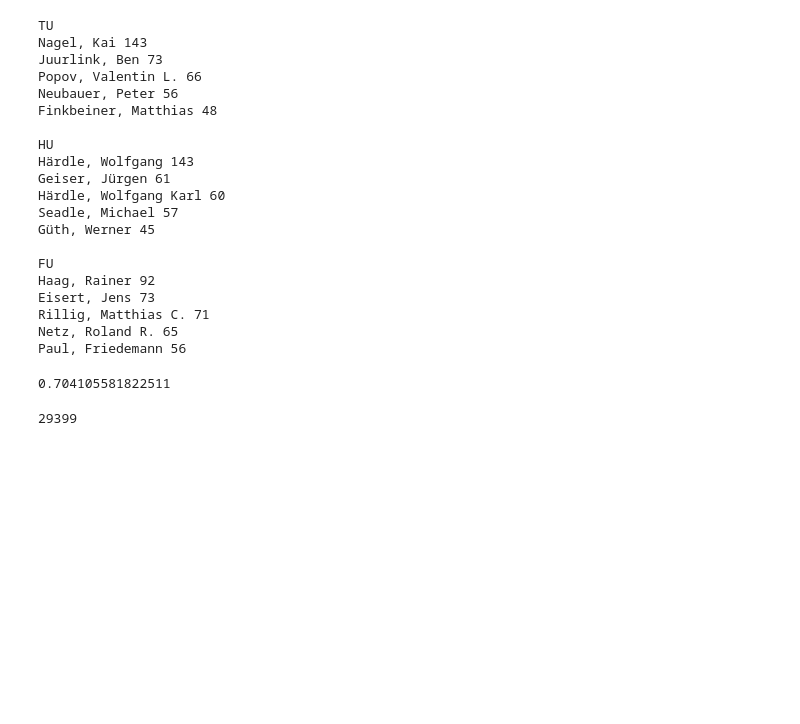
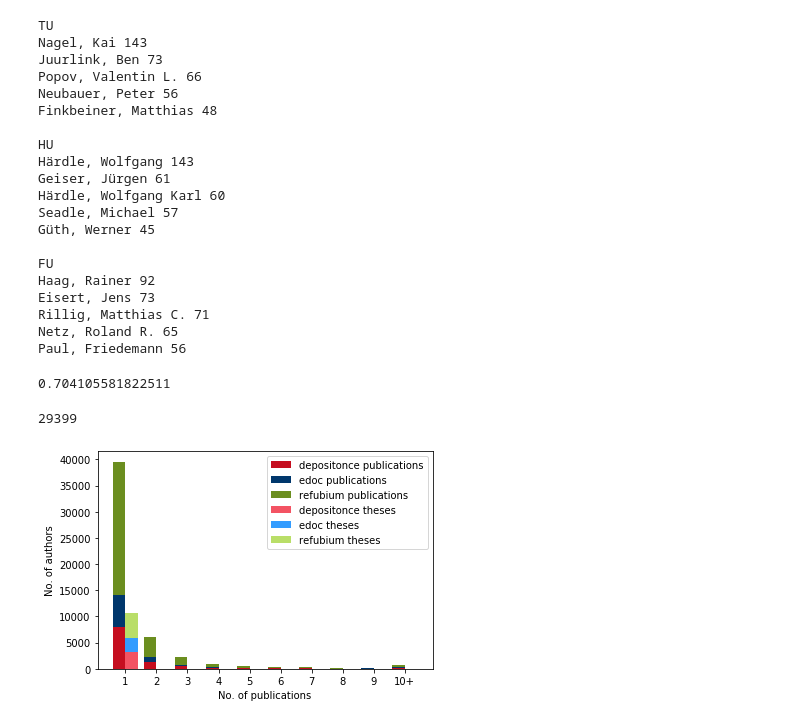
Before and after one commit to carlosfranzreb-uni/thesis_repo_analysis, a Jupyter notebook: analysis/dim/processed/authors.ipynb, the cells around one changed output. Saved outputs shown, nothing was run; the diff lists cells and outputs as text; code cells hidden in the pictures; blank space fills up the shorter version.

Commit message:
Add plot.

```diff
--- a/analysis/dim/processed/authors.ipynb
+++ b/analysis/dim/processed/authors.ipynb
@@ -101,0 +113,47 @@ sum(totals.values())
+# %%
+counters = {}
+for key in groups:
+    counters[key] = {}
+    for subkey in groups[key]:
+        counters[key][subkey] = Counter(groups[key][subkey].values())
+# %%
+max_number = 143  # as seen above: the no. of publications of Nagel, Kai.
+x = range(1, max_number+1)
+y = {}
+for key in groups:
+    y[key] = {}
+    for subkey in groups[key]:
+        y[key][subkey] = []
+        for n in x:
+            y[key][subkey].append(counters[key][subkey][n])
+# %%
+x_shortened = [str(n) for n in range(1, 11)]
+x_shortened[-1] += '+'
+y_shortened = {}  # add all values further than 9
+for key in groups:
+    y_shortened[key] = {}
+    for subkey in groups[key]:
+        y_shortened[key][subkey] = []
+        for n in range(1, 10):
+            y_shortened[key][subkey].append(counters[key][subkey][n])
+        y_sum = 0
+        for n in range(10, len(x)):
+            y_sum += counters[key][subkey][n]
+        y_shortened[key][subkey].append(y_sum)
+        y_shortened[key][subkey] = np.array(y_shortened[key][subkey])
+# %%
+width=.4
+x_array = np.arange(1, 11)
+plt.bar(x_array - width/2, y_shortened['publication']['TU'], label='depositonce publications', width=width, color='#c50e1f')
+plt.bar(x_array - width/2, y_shortened['publication']['HU'], label='edoc publications', width=width, color='#00376c', bottom=y_shortened['publication']['TU'])
+plt.bar(x_array - width/2, y_shortened['publication']['FU'], label='refubium publications', width=width, color='#6b8e1f', bottom=y_shortened['publication']['HU']+y_shortened['publication']['TU'])
+plt.bar(x_array + width/2, y_shortened['thesis']['TU'], label='depositonce theses', width=width, color='#F35363')
+plt.bar(x_array + width/2, y_shortened['thesis']['HU'], label='edoc theses', width=width, color='#339CFF', bottom=y_shortened['thesis']['TU'])
+plt.bar(x_array + width/2, y_shortened['thesis']['FU'], label='refubium theses', width=width, color='#B9DE68', bottom=y_shortened['thesis']['HU']+y_shortened['thesis']['TU'])
+plt.xticks(x_array, x_shortened)
+plt.legend()
+plt.xlabel('No. of publications')
+plt.ylabel('No. of authors')
+plt.show()
+# %% [output]
+[figure, added]
```
Also changed, not shown: parts of 3 cells of this notebook.
